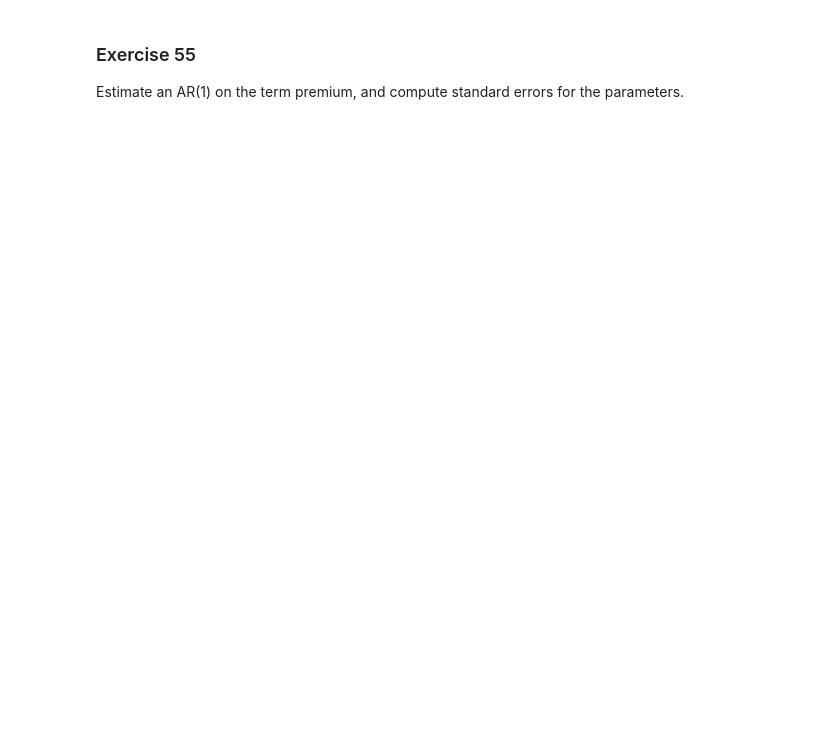
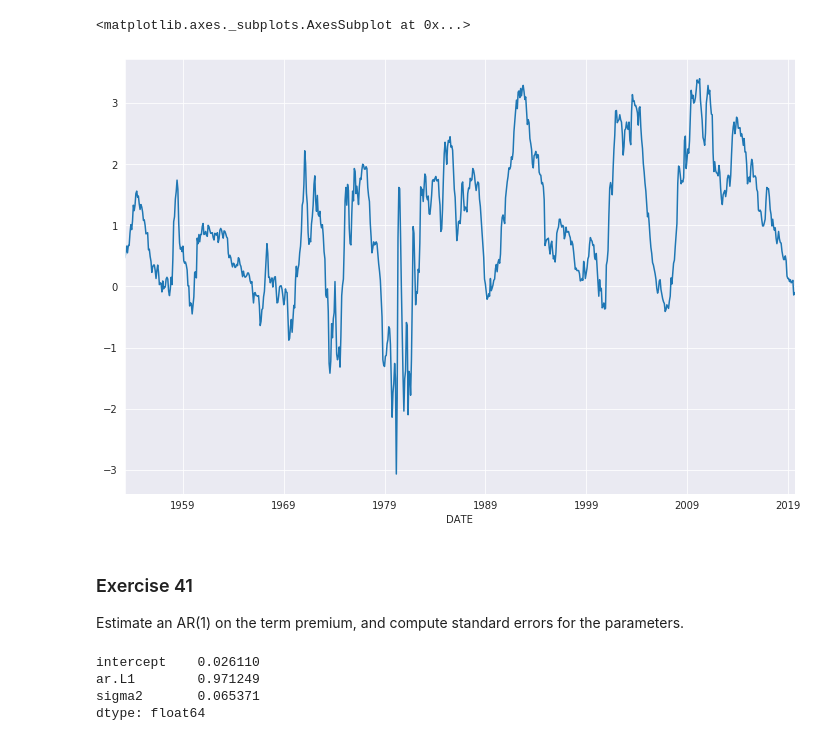
Before and after one commit to bashtage/python-introduction, a Jupyter notebook: solutions/autumn/arma-estimation.ipynb, the cells around one changed output. Drawn from its saved outputs; the diff is of its cells as text; code cells hidden in the pictures; blank space fills up the shorter version.

```diff
--- a/solutions/autumn/arma-estimation.ipynb
+++ b/solutions/autumn/arma-estimation.ipynb
@@ -11,3 +7,30 @@ term premium as the different in yields on 10 year and 1 year bonds.
+# %%
+import pandas as pd
+
+data = pd.read_hdf("data/term-premium.h5","term_premium")
+term = data.TERM
+# %%
+%matplotlib inline
+import matplotlib.pyplot as plt
+import seaborn as sns
+plt.rc("figure", figsize=(12,8))
+sns.set_style("darkgrid")
+
+term.plot.line()
+# %% [output]
+<matplotlib.axes._subplots.AxesSubplot at 0x...>
+[figure, added]
 # %% [markdown]
-### Exercise 55
+### Exercise 41
 Estimate an AR(1) on the term premium, and compute standard errors for the parameters.
+# %%
+import statsmodels.tsa.api as tsa
+
+mod = tsa.SARIMAX(term, order=(1,0,0), trend='c')
+res = mod.fit()
+res.params
+# %% [output]
+intercept    0.026110
+ar.L1        0.971249
+sigma2       0.065371
+dtype: float64
```
Also changed, not shown: parts of 9 cells of this notebook, 48 other files.
